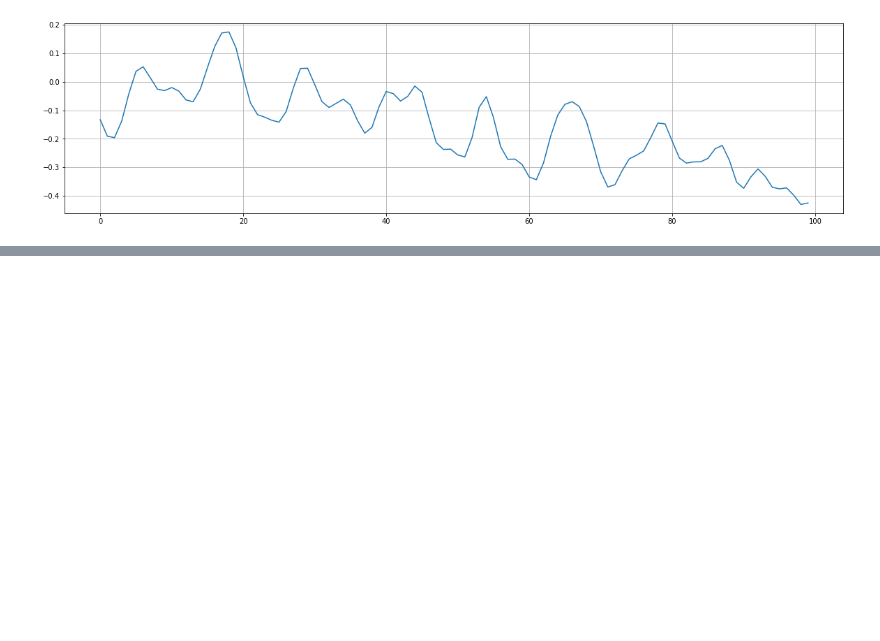
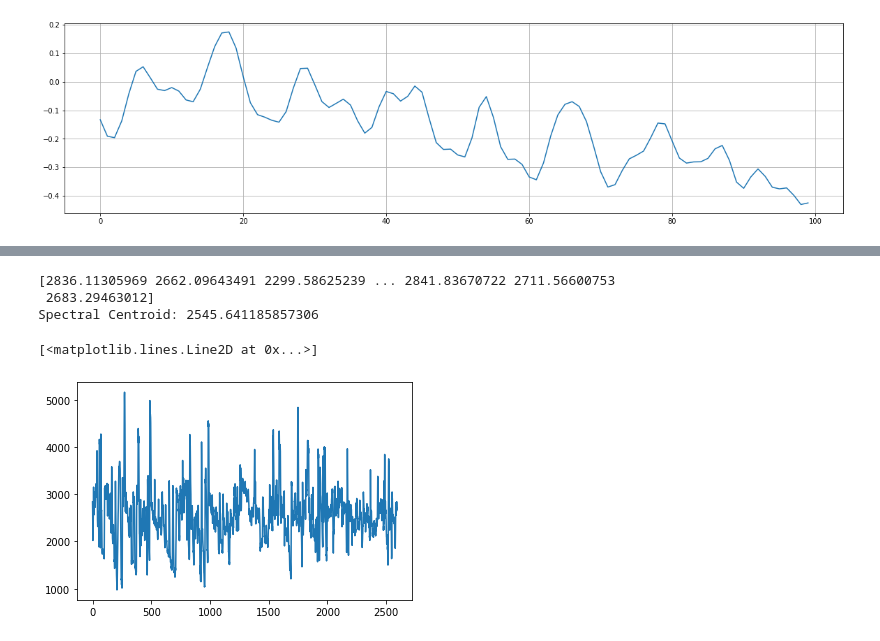
Before and after one commit to GangulySrishti/Genre-Classification-using-Audio-Processing, a Jupyter notebook: Sound Feature Extraction.ipynb, the cells around one changed output, grey strips where cells are left out. Cells and saved outputs as stored; diff of their text form; code cells hidden in the pictures; blank space fills up the shorter version.

Commit message:
spectral centroid and roll off added

```diff
--- a/Sound Feature Extraction.ipynb
+++ b/Sound Feature Extraction.ipynb
@@ -37,8 +38,13 @@ Standard ZCR: 0.024834684166293048
 # %%
-#storingvaluesintocsv
-import csv
-Field = ['Name', 'zcr_mean', 'zcr_std']
-with open('mycsv.csv','w',newline='') as csvfile:
-    writerobj = csv.DictWriter(csvfile, fieldnames = Field)
-    writerobj.writeheader()
-    writerobj.writerows(mydict)
+#spectral centroids
+spcts = librosa.feature.spectral_centroid(x,44100)[0]
+mean_spcts = np.mean(spcts)
+print(spcts)
+print("Spectral Centroid:",mean_spcts)
+plt.plot(spcts)
+# %% [output]
+[2836.11305969 2662.09643491 2299.58625239 ... 2841.83670722 2711.56600753
+ 2683.29463012]
+Spectral Centroid: 2545.641185857306
+[<matplotlib.lines.Line2D at 0x...>]
+[figure, added]
```
Also changed, not shown: parts of 4 cells of this notebook, 1 other file.
